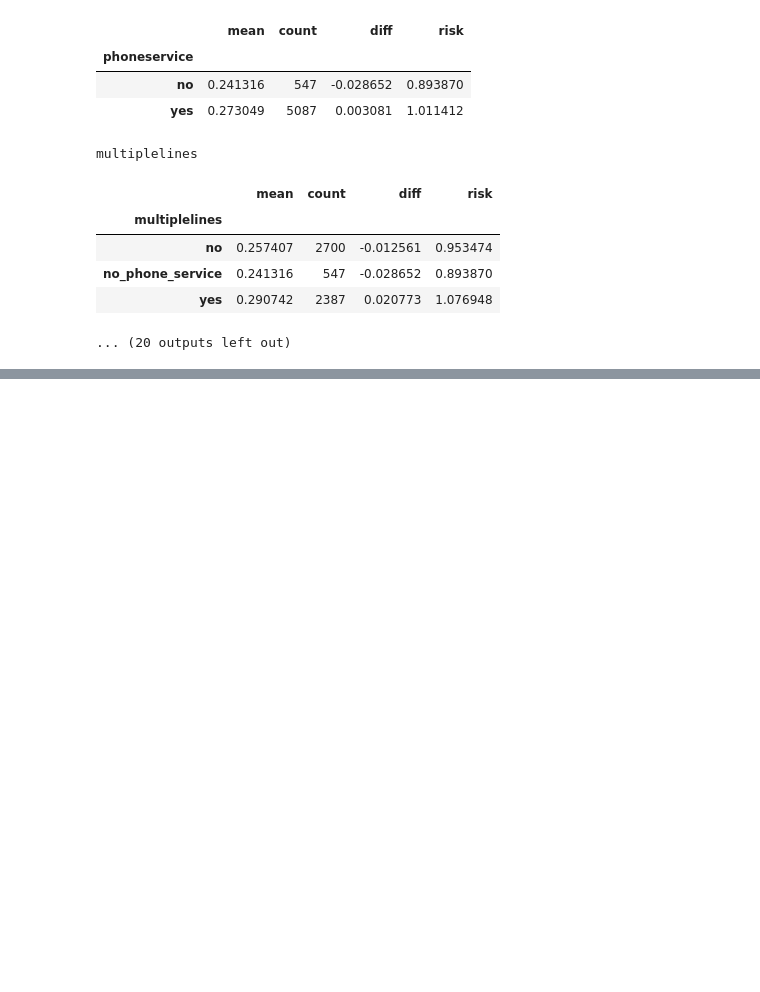
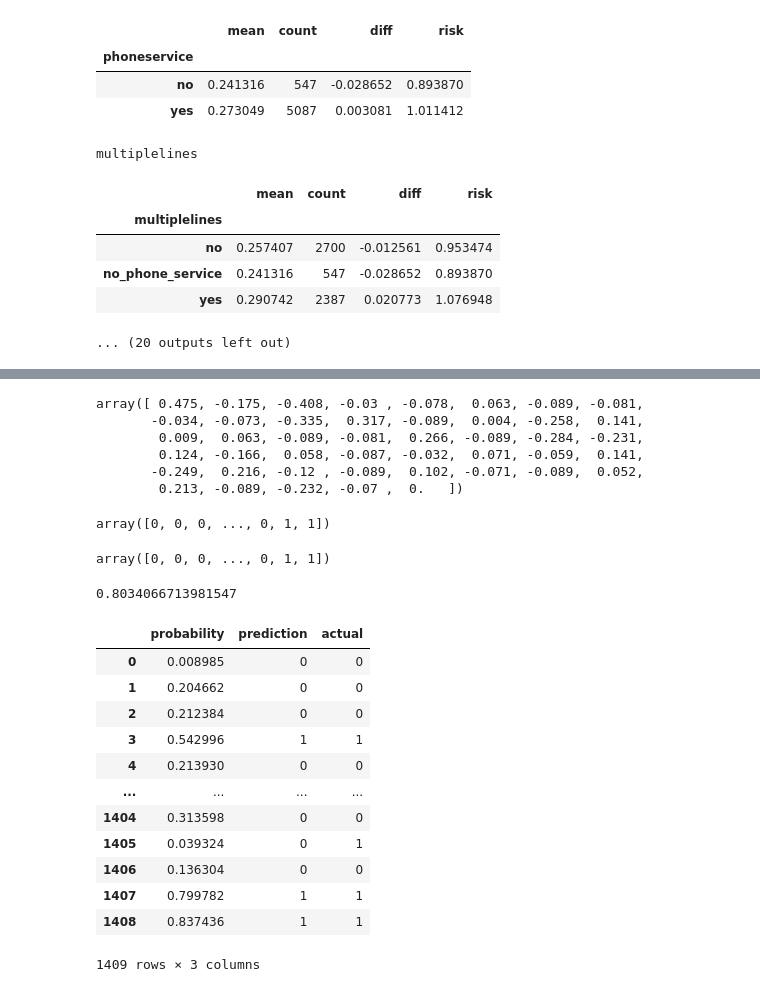
Before and after one commit to MuhammadAwon/ml-engineering, a Jupyter notebook: 03-classification/chrun-prediction.ipynb, the cells around one changed output, grey strips where cells are left out. Drawn from its saved outputs; the diff is of its cells as text; code cells hidden in the pictures; blank space fills up the shorter version.

```diff
--- a/03-classification/chrun-prediction.ipynb
+++ b/03-classification/chrun-prediction.ipynb
@@ -427,0 +583,5 @@ multiplelines
+# %%
+# Repeat the same steps for validation data and create 'X_val'
+# note: we only transform validation data (do not fit it)
+val_dict = df_val[categorical_cols + numerical_cols].to_dict(orient='records')
+X_val = dv.transform(val_dict)
@@ -427,0 +665,15 @@ multiplelines
+# %%
+# Access weigths
+model.coef_[0].round(3)
+# %% [output]
+array([ 0.475, -0.175, -0.408, -0.03 , -0.078,  0.063, -0.089, -0.081,
+       -0.034, -0.073, -0.335,  0.317, -0.089,  0.004, -0.258,  0.141,
+        0.009,  0.063, -0.089, -0.081,  0.266, -0.089, -0.284, -0.231,
+        0.124, -0.166,  0.058, -0.087, -0.032,  0.071, -0.059,  0.141,
+       -0.249,  0.216, -0.12 , -0.089,  0.102, -0.071, -0.089,  0.052,
+        0.213, -0.089, -0.232, -0.07 ,  0.   ])
+# %%
+# Make hard predictions (return class labels)
+model.predict(X_val)
+# %% [output]
+array([0, 0, 0, ..., 0, 1, 1])
@@ -427,0 +683,34 @@ multiplelines
+# %%
+# Set threshold (greater or equal to 0.5) as positive class
+# for 'y_pred'
+churn_decision = (y_pred >= 0.5).astype(int) # turn bool values to integers
+churn_decision
+# %% [output]
+array([0, 0, 0, ..., 0, 1, 1])
+# %%
+# Calculate the model accuracy by taking the mean
+# where 'y_val' has same values as in 'churn_decision'
+(y_val == churn_decision).mean()
+# %% [output]
+0.8034066713981547
+# %%
+# Create prediction dataframe for easy comparison with 'y_val'
+df_pred = pd.DataFrame({'probability': y_pred,
+                       'prediction': churn_decision,
+                       'actual': y_val})
+
+df_pred
+# %% [output]
+|  | probability | prediction | actual |
+| 0 | 0.008985 | 0 | 0 |
+| 1 | 0.204662 | 0 | 0 |
+| 2 | 0.212384 | 0 | 0 |
+| 3 | 0.542996 | 1 | 1 |
+| 4 | 0.213930 | 0 | 0 |
+| ... | ... | ... | ... |
+| 1404 | 0.313598 | 0 | 0 |
+| 1405 | 0.039324 | 0 | 1 |
+| 1406 | 0.136304 | 0 | 0 |
+| 1407 | 0.799782 | 1 | 1 |
+| 1408 | 0.837436 | 1 | 1 |
+1409 rows × 3 columns
```
Also changed, not shown: parts of 76 cells of this notebook, 1 other file.
